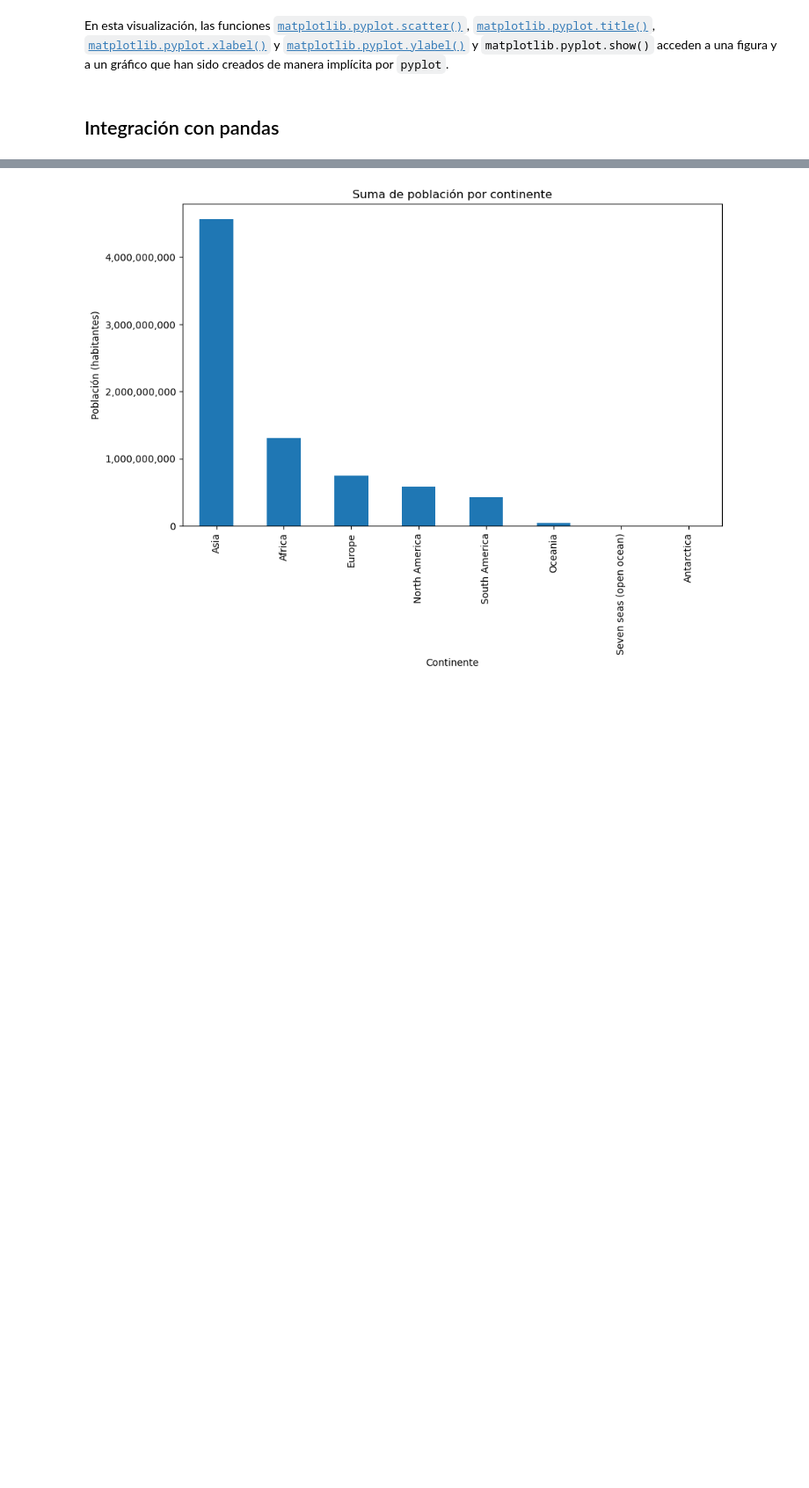
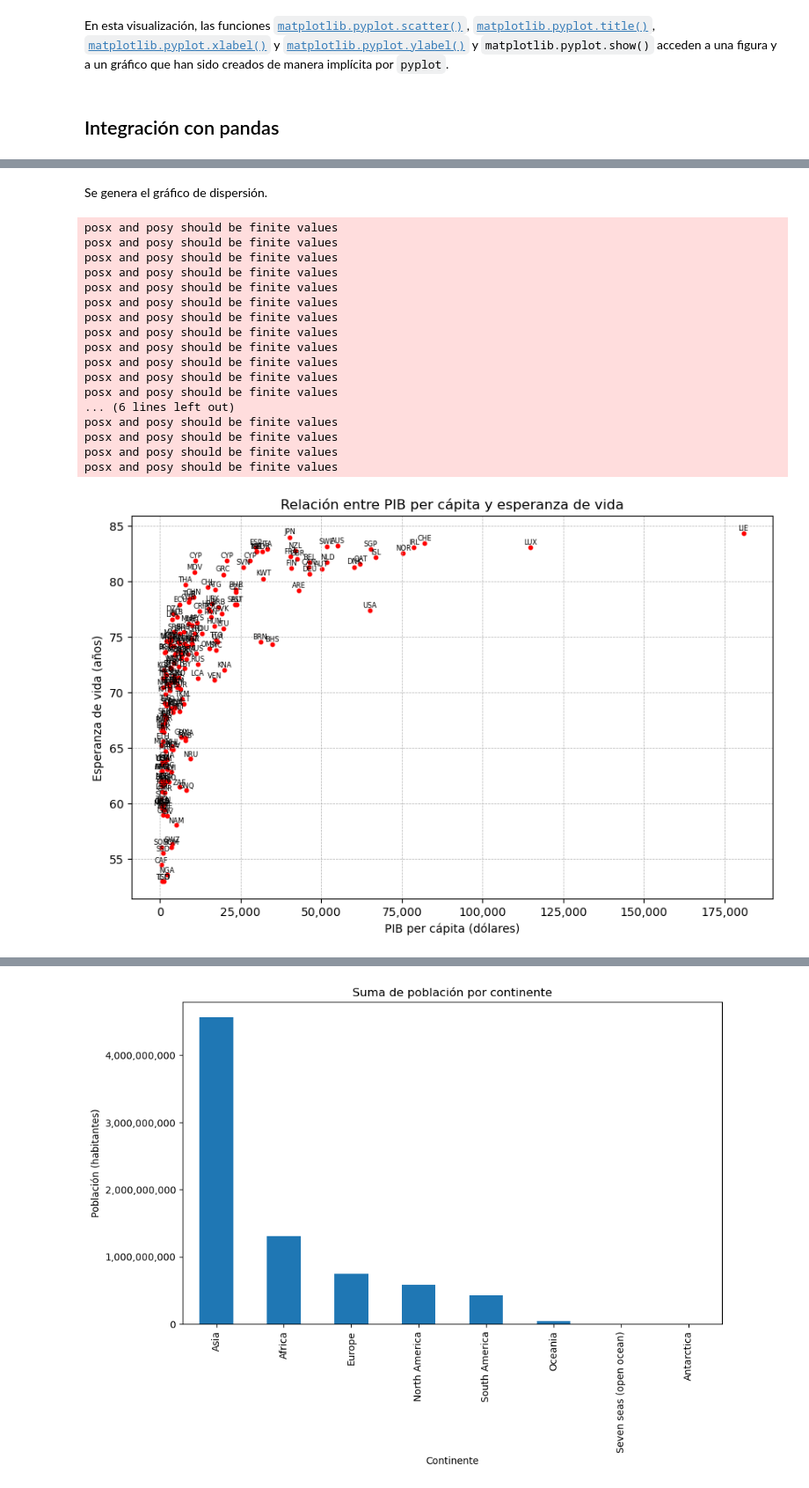
Before and after one commit to gf0657-programacionsig/2024-ii, a Jupyter notebook: _build/jupyter_execute/contenido/3/matplotlib.ipynb, the cells around one changed output, grey strips where cells are left out. Shown: that part at 88% size. Cells and saved outputs as stored; diff of their text form; code cells hidden in the pictures; blank space fills up the shorter version.

```diff
--- a/_build/jupyter_execute/contenido/3/matplotlib.ipynb
+++ b/_build/jupyter_execute/contenido/3/matplotlib.ipynb
@@ -212,0 +246,76 @@ plt.show()
+# %%
+def pib_per_capita(pib, poblacion):
+    """
+    Retorna el PIB per cápita dados el PIB de un país (en millones de dólares) y su población.
+    """
+
+    return (pib * 1000000) / poblacion
+
+# Creación de la columna GDP_PC (PIB per cápita en dólares)
+paises['GDP_PC'] = pib_per_capita(paises['GDP_MD'], paises['POP_EST'])
+# %% [markdown]
+Se genera el gráfico de dispersión.
+# %%
+# Subconjunto de países seleccionados
+# paises_seleccionados = paises.loc[['PAN', 'CRI', 'NIC', 'SLV', 'HND', 'GTM', 'BLZ']]
+# paises_seleccionados = paises[paises['REGION_UN'] == 'Americas']
+# paises_seleccionados = paises[paises['REGION_UN'] == 'Africa']
+paises_seleccionados = paises
+
+# Creación de una figura con espacio para un gráfico
+fig, ax = plt.subplots(figsize=(10, 6))
+
+# Creación del gráfico de dispersión
+paises_seleccionados.plot.scatter(
+    ax=ax,
+    x='GDP_PC',
+    y='LIFE_EXPECTANCY',
+    color='red',
+    s=10
+)
+
+# Etiquetas en cada punto
+desplazamiento_x = 1
+desplazamiento_y = 1.003
+for i, row in paises_seleccionados.iterrows():
+    ax.text(
+        x=row['GDP_PC']*desplazamiento_x,
+        y=row['LIFE_EXPECTANCY']*desplazamiento_y,
+        s=i,
+        fontsize=6,
+        ha='center'
+    )
+
+# Personalización del gráfico
+ax.set_title('Relación entre PIB per cápita y esperanza de vida')
+ax.set_xlabel('PIB per cápita (dólares)')
+ax.set_ylabel('Esperanza de vida (años)')
+
+# Configuración de marcas en los ejes para evitar la notación científica
+ax.xaxis.set_major_formatter(ticker.StrMethodFormatter('{x:,.0f}'))
+ax.yaxis.set_major_formatter(ticker.StrMethodFormatter('{x:,.0f}'))
+
+# Cuadrícula
+ax.grid(True, which='both', linestyle='--', linewidth=0.5)
+
+# Despliegue del gráfico
+plt.show()
+# %% [output]
+posx and posy should be finite values
+posx and posy should be finite values
+posx and posy should be finite values
+posx and posy should be finite values
+posx and posy should be finite values
+posx and posy should be finite values
+posx and posy should be finite values
+posx and posy should be finite values
+posx and posy should be finite values
+posx and posy should be finite values
+posx and posy should be finite values
+posx and posy should be finite values
+... (6 lines left out)
+posx and posy should be finite values
+posx and posy should be finite values
+posx and posy should be finite values
+posx and posy should be finite values
+[figure, added]
```
Also changed, not shown: parts of 37 cells of this notebook, 12 other files.
